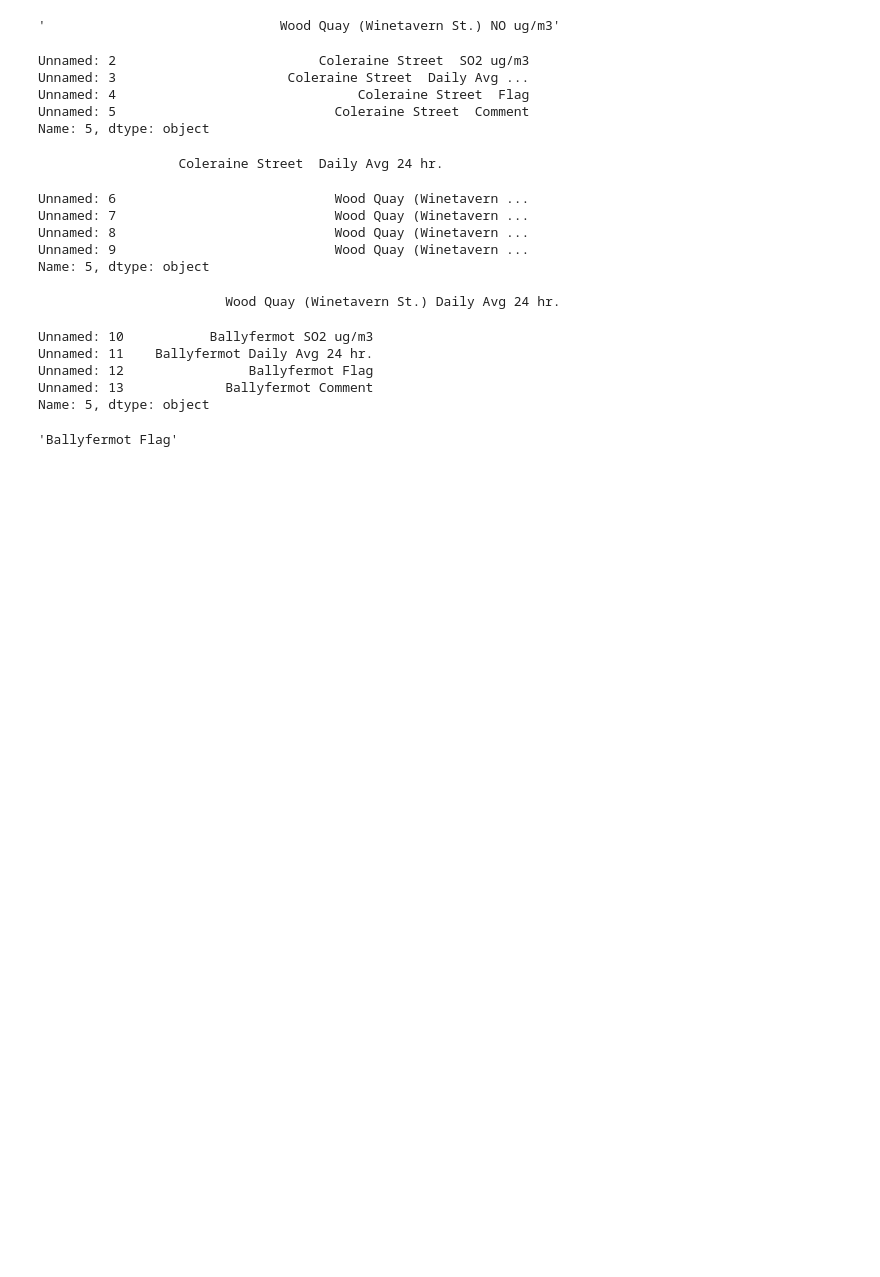
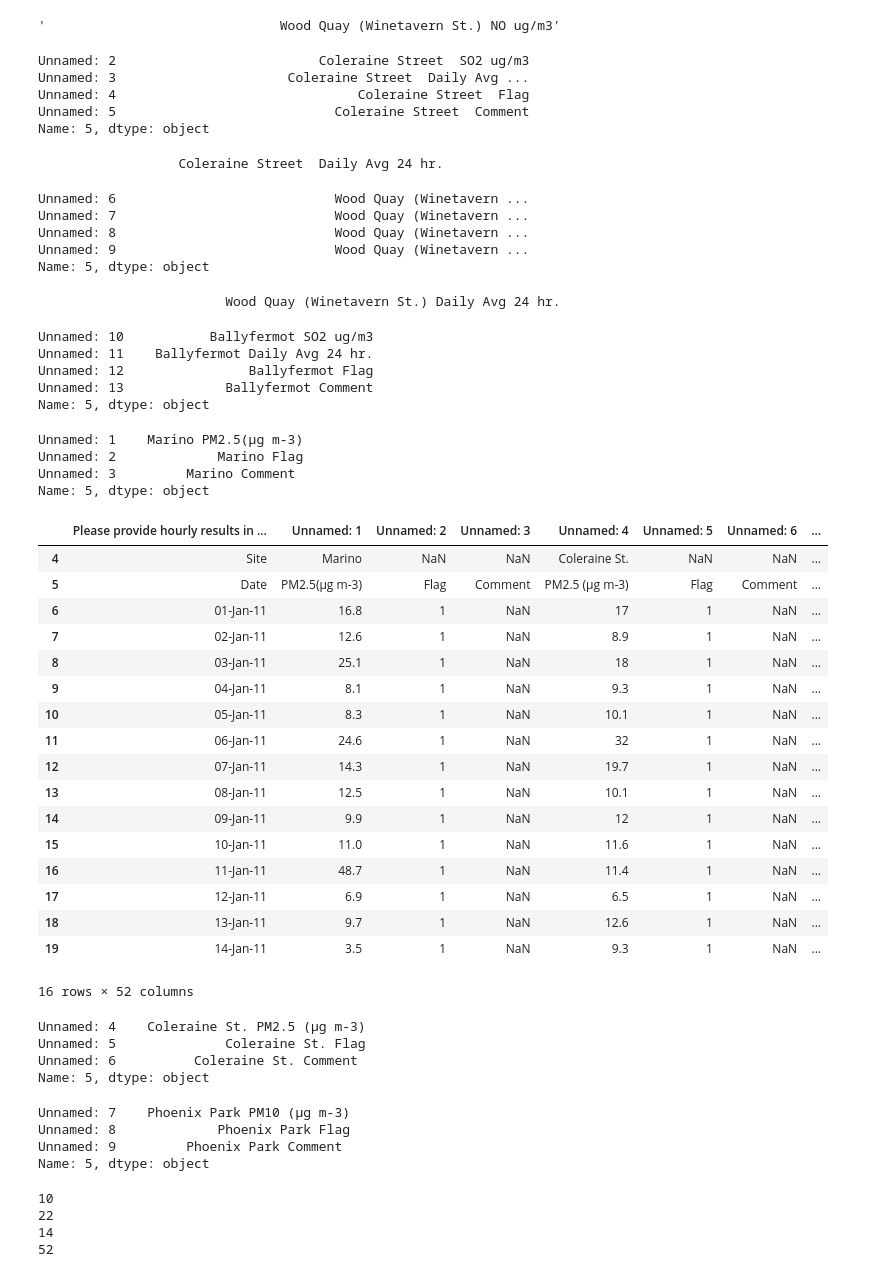
Before and after one commit to Saminyead/Dublin_AQ_2011_Analysis, a Jupyter notebook: Dublin_Air_Pollution_Project.ipynb, the cells around one changed output. Drawn from its saved outputs; the diff is of its cells as text; code cells hidden in the pictures; blank space fills up the shorter version.

Commit message:
4th July commit
Appending station name to the fifth row of dublin_pm and some other data cleaning

```diff
--- a/Dublin_Air_Pollution_Project.ipynb
+++ b/Dublin_Air_Pollution_Project.ipynb
@@ -129,7 +129,59 @@ Unnamed: 11    Ballyfermot Daily Avg 24 hr.
 Unnamed: 12                Ballyfermot Flag
 Unnamed: 13             Ballyfermot Comment
 Name: 5, dtype: object
-# %%
-dublin_so2.iloc[5,12]
-# %% [output]
-'Ballyfermot Flag'
+# %%
+#label change for dublin_pm.iloc[5,1:4]
+append_st_to_param_name(dublin_pm,4,1,5,1,4)
+# %% [output]
+Unnamed: 1    Marino PM2.5(µg m-3)
+Unnamed: 2             Marino Flag
+Unnamed: 3         Marino Comment
+Name: 5, dtype: object
+# %%
+dublin_pm[4:20]
+# %% [output]
+|  | Please provide hourly results in ... | Unnamed: 1 | Unnamed: 2 | Unnamed: 3 | Unnamed: 4 | Unnamed: 5 | Unnamed: 6 | ... |
+| 4 | Site | Marino | NaN | NaN | Coleraine St. | NaN | NaN | ... |
+| 5 | Date | PM2.5(µg m-3) | Flag | Comment | PM2.5 (µg m-3) | Flag | Comment | ... |
+| 6 | 01-Jan-11 | 16.8 | 1 | NaN | 17 | 1 | NaN | ... |
+| 7 | 02-Jan-11 | 12.6 | 1 | NaN | 8.9 | 1 | NaN | ... |
+| 8 | 03-Jan-11 | 25.1 | 1 | NaN | 18 | 1 | NaN | ... |
+| 9 | 04-Jan-11 | 8.1 | 1 | NaN | 9.3 | 1 | NaN | ... |
+| 10 | 05-Jan-11 | 8.3 | 1 | NaN | 10.1 | 1 | NaN | ... |
+| 11 | 06-Jan-11 | 24.6 | 1 | NaN | 32 | 1 | NaN | ... |
+| 12 | 07-Jan-11 | 14.3 | 1 | NaN | 19.7 | 1 | NaN | ... |
+| 13 | 08-Jan-11 | 12.5 | 1 | NaN | 10.1 | 1 | NaN | ... |
+| 14 | 09-Jan-11 | 9.9 | 1 | NaN | 12 | 1 | NaN | ... |
+| 15 | 10-Jan-11 | 11.0 | 1 | NaN | 11.6 | 1 | NaN | ... |
+| 16 | 11-Jan-11 | 48.7 | 1 | NaN | 11.4 | 1 | NaN | ... |
+| 17 | 12-Jan-11 | 6.9 | 1 | NaN | 6.5 | 1 | NaN | ... |
+| 18 | 13-Jan-11 | 9.7 | 1 | NaN | 12.6 | 1 | NaN | ... |
+| 19 | 14-Jan-11 | 3.5 | 1 | NaN | 9.3 | 1 | NaN | ... |
+16 rows × 52 columns
+# %%
+#label change for dublin_pm.iloc[5,4:7]
+append_st_to_param_name(dublin_pm,4,4,5,4,7)
+# %% [output]
+Unnamed: 4    Coleraine St. PM2.5 (µg m-3)
+Unnamed: 5              Coleraine St. Flag
+Unnamed: 6          Coleraine St. Comment
+Name: 5, dtype: object
+# %%
+#label change for dublin_pm.iloc[5,7:10]
+append_st_to_param_name(dublin_pm,4,7,5,7,10)
+# %% [output]
+Unnamed: 7    Phoenix Park PM10 (µg m-3)
+Unnamed: 8             Phoenix Park Flag
+Unnamed: 9         Phoenix Park Comment
+Name: 5, dtype: object
+# %%
+#checking the number of columns of each datafarame. Apparently there are a lot of empty columns on dublin_pm
+print(len(dublin_co.columns))
+print(len(dublin_nox.columns))
+print(len(dublin_so2.columns))
+print(len(dublin_pm.columns))
+# %% [output]
+10
+22
+14
+52
```
Also changed, not shown: parts of 7 cells of this notebook, 1 other file.
